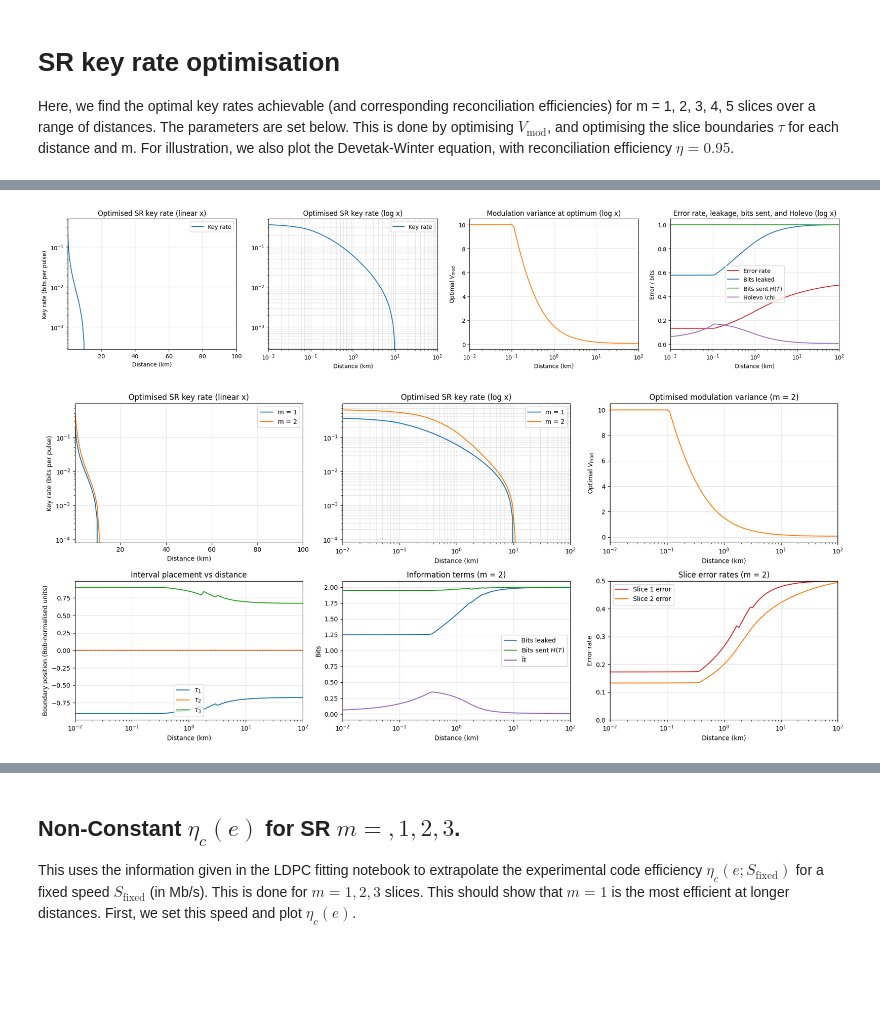
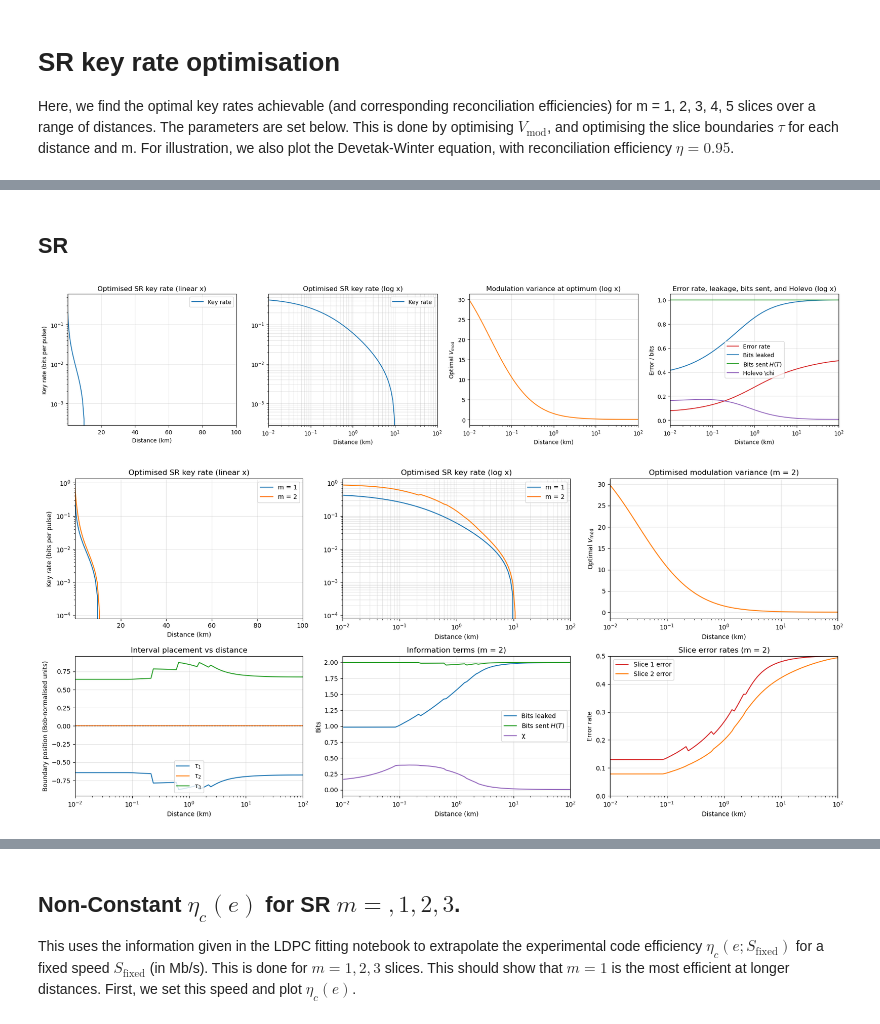
Before and after one commit to adamalderton/CVQKD_guard-band_postselection, a Jupyter notebook: key_efficiency_comparison_for_paper.ipynb, the cells around one changed output, grey strips where cells are left out. Drawn from its saved outputs; the diff is of its cells as text; code cells hidden in the pictures; blank space fills up the shorter version.

```diff
--- a/key_efficiency_comparison_for_paper.ipynb
+++ b/key_efficiency_comparison_for_paper.ipynb
@@ -158,7 +167,7 @@ The optimisation (with $N_0 = 1/3$ and $\text{SNR} = 3$) tightens the entropy/le
 Here, we find the optimal key rates achievable (and corresponding reconciliation efficiencies) for m = 1, 2, 3, 4, 5 slices over a range of distances. The parameters are set below. This is done by optimising $V_\text{mod}$, and optimising the slice boundaries $\tau$ for each distance and m. For illustration, we also plot the Devetak-Winter equation, with reconciliation efficiency $\eta = 0.95$.
 # %%
 # Parameters
-v_mod_bounds = (0.001, 10.0)
+v_mod_bounds = (0.001, 30.0)
 excess_noise = 0.001
 Delta_QCT = 0.0
 eta_c = 0.97  # coding efficiency (constant for now)
@@ -170,6 +181,6 @@ def fibre_transmittance(distance_km, loss_db_per_km=0.2):
 # %%
 beta_dw = 0.97
-optimal_vmods = []
+optimal_vmods_DW = []
 dw_key_rates = []
 mutual_infos = []
 holevo_terms = []
@@ -192,7 +203,7 @@ for distance_km in distances_km:
     if not result.success:
         raise RuntimeError(f'V_mod optimisation failed at distance {distance_km} km: {result.message}')
     v_opt = float(result.x)
-    optimal_vmods.append(v_opt)
+    optimal_vmods_DW.append(v_opt)
 
     sr_opt = SR(
         m=1,
@@ -232,7 +243,7 @@ ax_k_log.grid(True, which='both', alpha=0.35)
 ax_k_log.legend()
 
 # V_mod linear x
-ax_vmod.plot(distances_km, optimal_vmods, color='tab:orange')
+ax_vmod.plot(distances_km, optimal_vmods_DW, color='tab:orange')
 ax_vmod.set_xlabel('Distance (km)')
 ax_vmod.set_ylabel('Optimal $V_{mod}$')
 ax_vmod.set_title('Optimised modulation variance (linear x)')
@@ -245,8 +256,10 @@ KeyboardInterrupt:
+# %% [markdown]
+## SR
 # %%
 # --- compute (unchanged) ---
 tau_sr_m1 = [-np.inf, 0.0, np.inf]
 
-optimal_vmods = []
+optimal_vmods_DW = []
 optimal_key_rates = []
 optimal_etas = []
 optimal_error_rates = []
@@ -275,7 +288,7 @@ for distance_km in distances_km:
         )
 
     v_opt = float(result.x)
-    optimal_vmods.append(v_opt)
+    optimal_vmods_DW.append(v_opt)
 
     sr_opt = SR(
         m=1,
@@ -323,7 +336,7 @@ ax_key_log.grid(True, which='both', alpha=0.35)
 ax_key_log.legend()
 
 # V_mod switch x axis to log (was linear); remove marker
-ax_vmod.plot(distances_km, optimal_vmods, color='tab:orange')
+ax_vmod.plot(distances_km, optimal_vmods_DW, color='tab:orange')
 ax_vmod.set_xlabel('Distance (km)')
 ax_vmod.set_ylabel('Optimal $V_{mod}$')
 ax_vmod.set_title('Modulation variance at optimum (log x)')
@@ -346,7 +359,7 @@ ax_leak.legend()
 
 fig.tight_layout()
 # %% [output]
-[figure, old version]
+[figure, new version]
 # %%
 m = 2
 raw_param_guess = np.array([0.5, np.log(0.8)], dtype=float)
@@ -463,7 +476,7 @@ ax_key_log.grid(True, which='both', alpha=0.35)
 ax_key_log.legend()
 
 # V_mod evolution -- remove marker; x axis log
-ax_vmod.plot(distances_km, optimal_vmods, color='tab:orange')
+ax_vmod.plot(distances_km, optimal_vmods_DW, color='tab:orange')
 ax_vmod.set_xlabel('Distance (km)')
 ax_vmod.set_ylabel(r'Optimal $V_{\mathrm{mod}}$')
 ax_vmod.set_title('Optimised modulation variance (m = 2)')
@@ -483,34 +496,34 @@ ax_tau_plot.axhline(0.0, color='black', linewidth=0.8, linestyle='--', alpha=0.6
 ax_tau_plot.set_xlim(1e-2, 1e2)
 ax_tau_plot.grid(True, alpha=0.35)
 ax_tau_plot.legend()
 
 # Bits leaked / sent / Holevo -- remove markers; x axis log
 ax_bits.plot(distances_km, optimal_bits_leaked_m2, color='tab:blue', label='Bits leaked')
 ax_bits.plot(distances_km, optimal_bits_sent_m2, color='tab:green', label='Bits sent $H(T)$')
 ax_bits.plot(distances_km, optimal_holevo_m2, color='tab:purple', label='χ')
 ax_bits.set_xlabel('Distance (km)')
 ax_bits.set_ylabel('Bits')
 ax_bits.set_title('Information terms (m = 2)')
 ax_bits.set_xscale('log')
 ax_bits.set_xlim(1e-2, 1e2)
 ax_bits.grid(True, alpha=0.35)
 ax_bits.legend()
 
 # Error rates per slice -- remove markers; x axis log
 ax_errors.plot(distances_km, optimal_error_rates_stage0, color='tab:red', label='Slice 1 error')
 ax_errors.plot(distances_km, optimal_error_rates_stage1, color='tab:orange', label='Slice 2 error')
 ax_errors.set_xlabel('Distance (km)')
 ax_errors.set_ylabel('Error rate')
 ax_errors.set_title('Slice error rates (m = 2)')
 ax_errors.set_xscale('log')
 ax_errors.set_ylim(0.0, 0.5)
 ax_errors.set_xlim(1e-2, 1e2)
 ax_errors.grid(True, alpha=0.35)
 ax_errors.legend()
 
 fig.tight_layout()
 # %% [output]
-[figure, old version]
+[figure, new version]
 # %%
 m = 3
 initial_v_mod = 0.6
```
Also changed, not shown: parts of 8 cells of this notebook, 8 other files.
